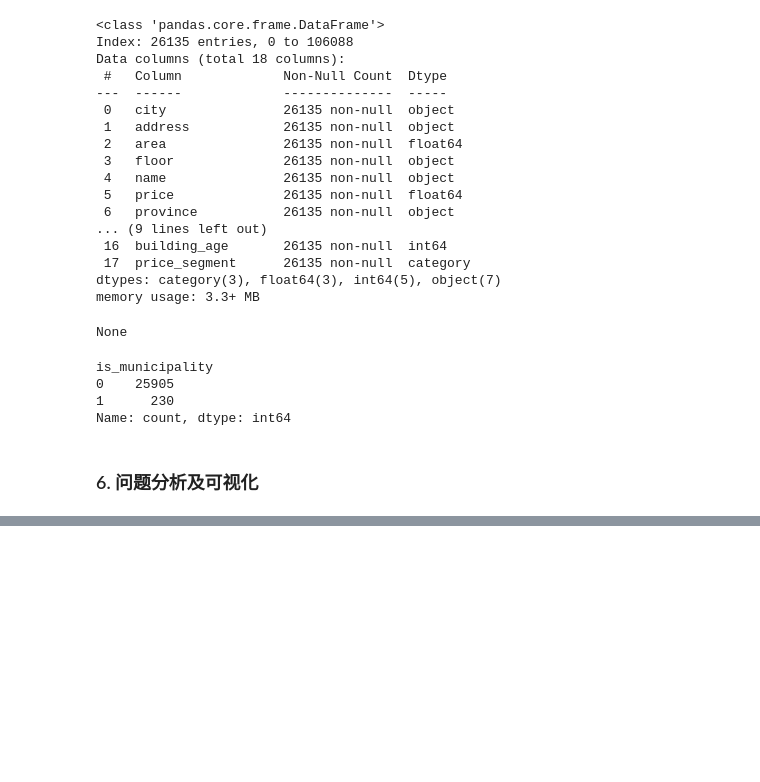
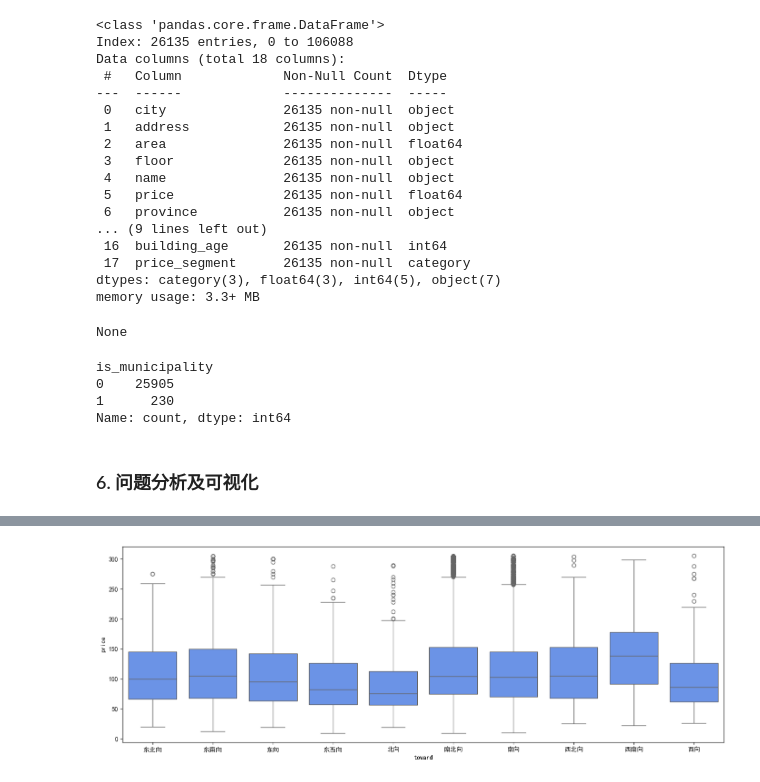
Before and after one commit to zimiao-dev/Python-Data-Analysis-Learning, a Jupyter notebook: 05_project_practice/Real Estate Market Insights and Valuation.ipynb, the cells around one changed output, grey strips where cells are left out. Cells and saved outputs as stored; diff of their text form; code cells hidden in the pictures; blank space fills up the shorter version.

```diff
--- a/05_project_practice/Real Estate Market Insights and Valuation.ipynb
+++ b/05_project_practice/Real Estate Market Insights and Valuation.ipynb
@@ -391,0 +509,7 @@ Name: count, dtype: int64
+# %%
+# 数据可视化
+plt.figure(figsize=(14, 5))
+sns.boxplot(x='toward', y='price', data=df)
+plt.tight_layout()
+# %% [output]
+[figure, added]
```
Also changed, not shown: parts of 10 cells of this notebook.
